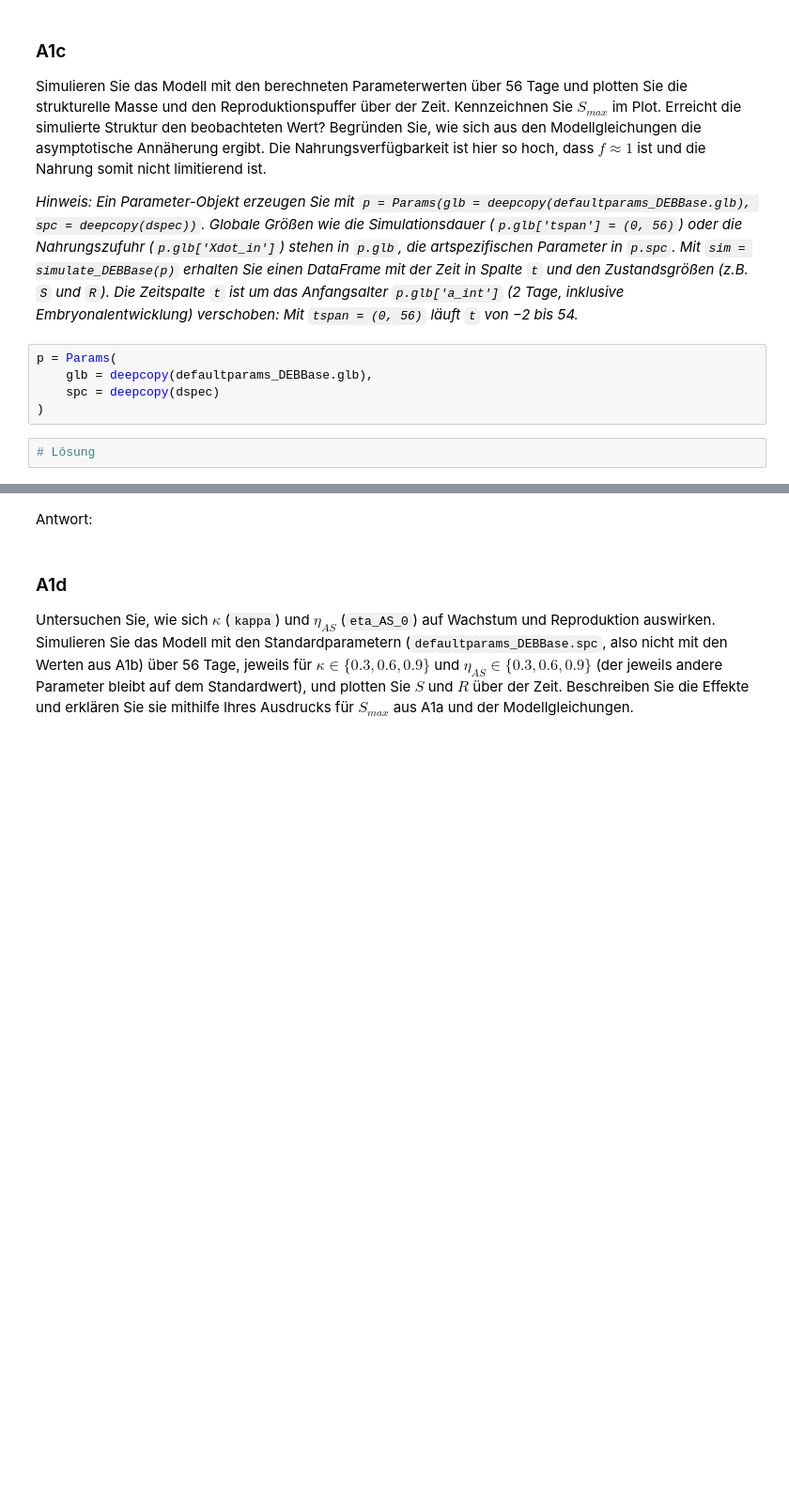
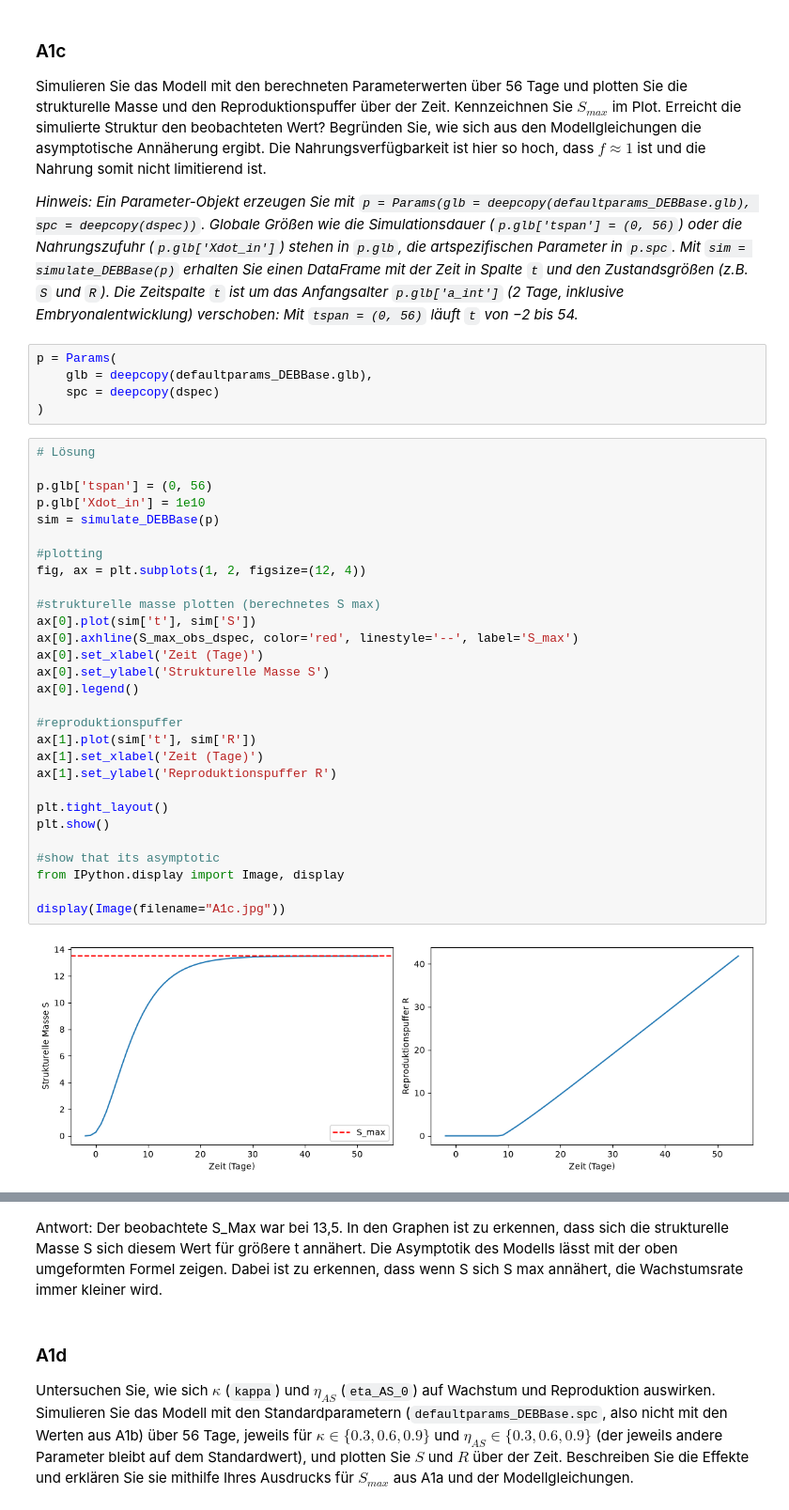
Before and after one commit to Quafax/Uni_Projects, a Jupyter notebook: src/MEM/homework_3/Übungsblatt3_MEM26.ipynb, the cells around one changed output, grey strips where cells are left out. Shown at 94% size. Drawn from its saved outputs; the diff is of its cells as text; blank space fills up the shorter version.

```diff
--- a/src/MEM/homework_3/Übungsblatt3_MEM26.ipynb
+++ b/src/MEM/homework_3/Übungsblatt3_MEM26.ipynb
@@ -130,3 +154,32 @@ p = Params(
 )
 # %%
 # Lösung
+
+p.glb['tspan'] = (0, 56)
+p.glb['Xdot_in'] = 1e10
+sim = simulate_DEBBase(p)
+
+#plotting
+fig, ax = plt.subplots(1, 2, figsize=(12, 4))
+
+#strukturelle masse plotten (berechnetes S max)
+ax[0].plot(sim['t'], sim['S'])
+ax[0].axhline(S_max_obs_dspec, color='red', linestyle='--', label='S_max')
+ax[0].set_xlabel('Zeit (Tage)')
+ax[0].set_ylabel('Strukturelle Masse S')
+ax[0].legend()
+
+#reproduktionspuffer
+ax[1].plot(sim['t'], sim['R'])
+ax[1].set_xlabel('Zeit (Tage)')
+ax[1].set_ylabel('Reproduktionspuffer R')
+
+plt.tight_layout()
+plt.show()
+
+#show that its asymptotic
+from IPython.display import Image, display
+
+display(Image(filename="A1c.jpg"))
+# %% [output]
+[figure, added]
@@ -133,5 +187,6 @@ p = Params(
 # %% [markdown]
 Antwort:
+Der beobachtete S_Max war bei 13,5. In den Graphen ist zu erkennen, dass sich die strukturelle Masse S sich diesem Wert für größere t annähert. Die Asymptotik des Modells lässt mit der oben umgeformten Formel zeigen. Dabei ist zu erkennen, dass wenn S sich S max annähert, die Wachstumsrate immer kleiner wird.
 # %% [markdown]
 ### A1d
 Untersuchen Sie, wie sich $\kappa$ (`kappa`) und $\eta_{AS}$ (`eta_AS_0`) auf Wachstum und Reproduktion auswirken. Simulieren Sie das Modell mit den Standardparametern (`defaultparams_DEBBase.spc`, also nicht mit den Werten aus A1b) über 56 Tage, jeweils für $\kappa \in \{0.3, 0.6, 0.9\}$ und $\eta_{AS} \in \{0.3, 0.6, 0.9\}$ (der jeweils andere Parameter bleibt auf dem Standardwert), und plotten Sie $S$ und $R$ über der Zeit. Beschreiben Sie die Effekte und erklären Sie sie mithilfe Ihres Ausdrucks für $S_{max}$ aus A1a und der Modellgleichungen.
```
Also changed, not shown: parts of 17 cells of this notebook, 19 other files.
